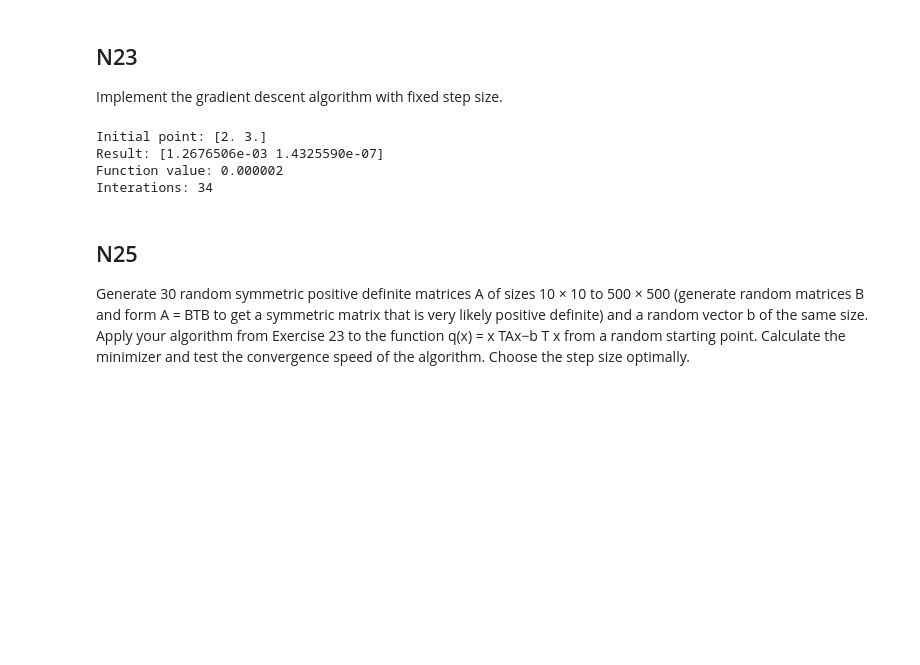
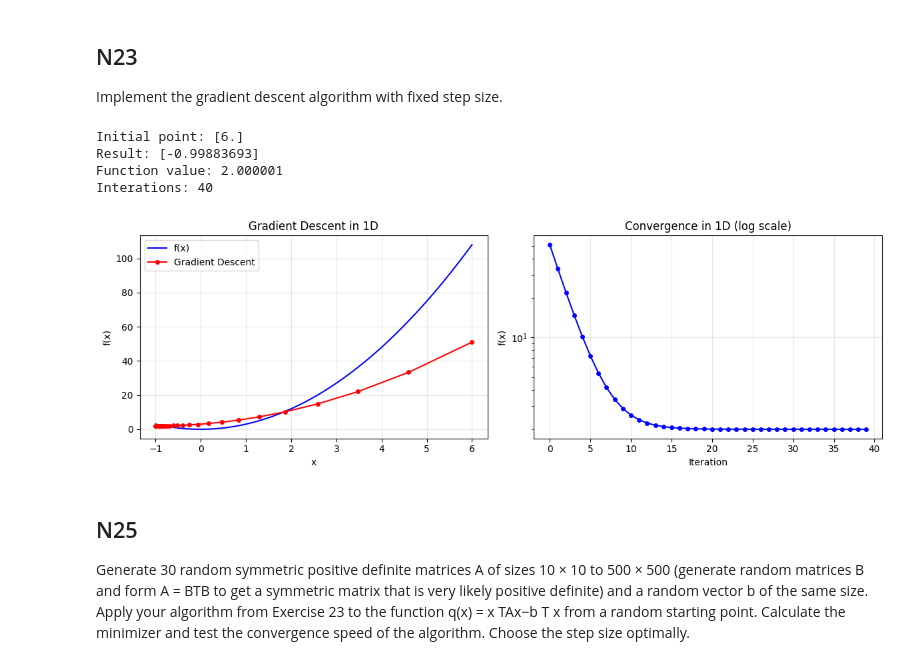
Before and after one commit to topskier/data_science, a Jupyter notebook: UniWien/optimisation_DS/hw3.ipynb, the cells around one changed output. Cells and saved outputs as stored; diff of their text form; code cells hidden in the pictures; blank space fills up the shorter version.

```diff
--- a/UniWien/optimisation_DS/hw3.ipynb
+++ b/UniWien/optimisation_DS/hw3.ipynb
@@ -39,16 +51,12 @@ def gradient_descent(func, grad_func, initial_point, step_size=0.1, max_iter=100
 # %%
-# Пример 1: Квадратичная функция
+# Example: quadratic function
 def quadratic_func(x):
-    return x[0]**2 + 2*x[1]**2
-
-def quadratic_grad(x):
-    return np.array([2*x[0], 4*x[1]])
+    return x[0]**2 + 2*x[0] + 3
 
 
-start_point = np.array([2.0, 3.0])
-result, values_history = gradient_descent(
+start_point = np.array([6.0])
+result, values_history, points_history = gradient_descent(
     quadratic_func,
-    quadratic_grad,
     start_point,
     step_size=0.1
 )
@@ -57,10 +65,35 @@ print(f"Result: {result}")
 print(f"Function value: {quadratic_func(result):.6f}")
 print(f"Interations: {len(values_history)}")
 # %% [output]
-Initial point: [2. 3.]
-Result: [1.2676506e-03 1.4325590e-07]
-Function value: 0.000002
-Interations: 34
+Initial point: [6.]
+Result: [-0.99883693]
+Function value: 2.000001
+Interations: 40
+# %%
+fig, (ax1, ax2) = plt.subplots(1, 2, figsize=(12, 4))
+
+# Function plot
+x_vals = np.linspace(-1, 6, 100)
+y_vals = [x**2 + 2*x**2 for x in x_vals]
+ax1.plot(x_vals, y_vals, 'b-', label='f(x)')
+ax1.plot([x[0] for x in points_history], values_history, 'ro-', markersize=4, label='Gradient Descent')
+ax1.set_xlabel('x')
+ax1.set_ylabel('f(x)')
+ax1.set_title('Gradient Descent in 1D')
+ax1.legend()
+ax1.grid(True, alpha=0.3)
+
+# Convergence plot
+ax2.semilogy(range(len(points_history)), values_history, 'b-o', markersize=4)
+ax2.set_xlabel('Iteration')
+ax2.set_ylabel('f(x)')
+ax2.set_title('Convergence in 1D (log scale)')
+ax2.grid(True, alpha=0.3)
+
+plt.tight_layout()
+plt.show()
+# %% [output]
+[figure, added]
 # %% [markdown]
 ## N25
 Generate 30 random symmetric positive definite matrices A of sizes 10 × 10 to 500 ×
```
Also changed, not shown: parts of 19 cells of this notebook.
